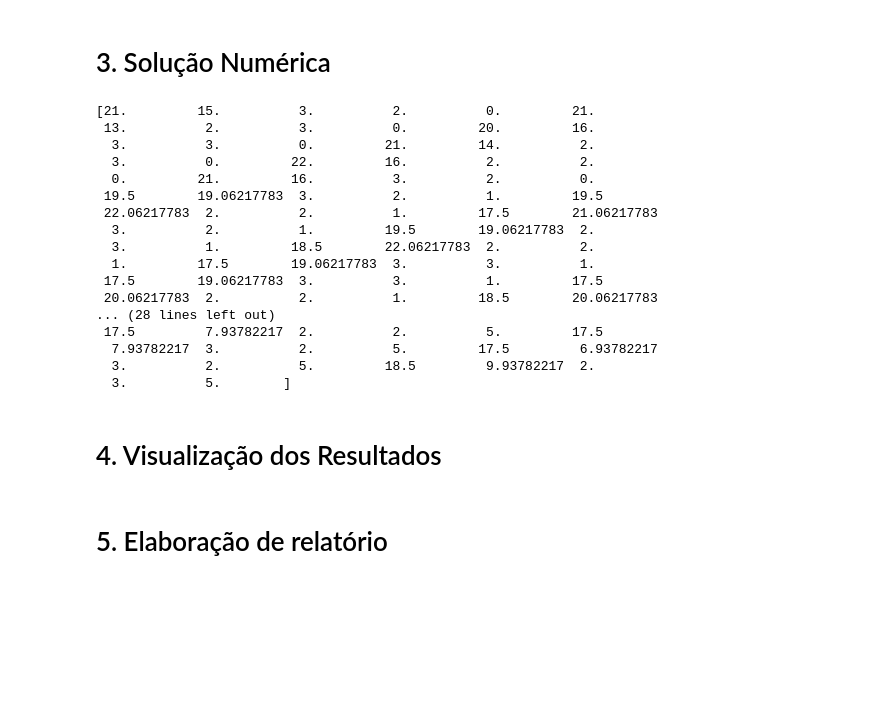
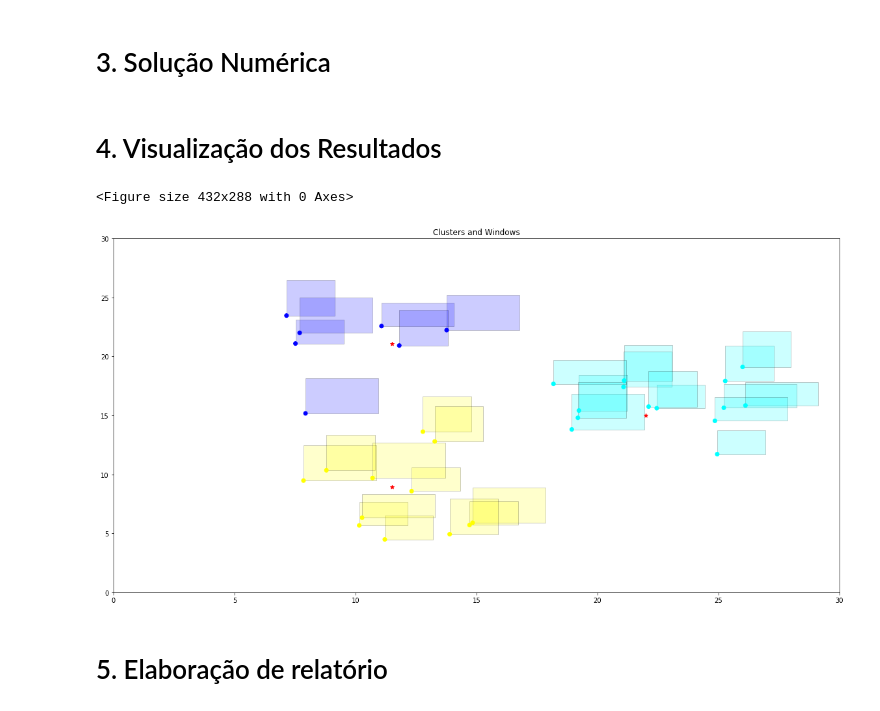
Before and after one commit to cabraile/SME_5720, a Jupyter notebook: notebooks/Projeto.ipynb, the cells around one changed output. Cells and saved outputs as stored; diff of their text form; code cells hidden in the pictures; blank space fills up the shorter version.

```diff
--- a/notebooks/Projeto.ipynb
+++ b/notebooks/Projeto.ipynb
@@ -105,26 +122,26 @@ def O_ij(s_i, delta_s_i, s_j, delta_s_j):
     return ret_val
 
 def E_O(X):
-    X = reshape(X, points.shape)
+    X = reshape(X, (points.shape[0], 2))
     sum_e = 0
     n = points.shape[0]
     for i in range(points.shape[0]):
-        point_i = points[i]
+        point_i = X[i]
         # Horizontal
         x_i = point_i[0]
-        h_i = point_i[2]
+        h_i = points_dims[i,0]
         # Vertical
         y_i = point_i[1]
-        v_i = point_i[3]
+        v_i = points_dims[i,1]
         for j in range(i+1, points.shape[0]):
-            point_j = points[j]
+            point_j = X[j]
             # Horizontal
             x_j = point_j[0]
-            h_j = point_j[2]
+            h_j = points_dims[j,0]
             overlapping_h = O_ij(x_i, h_i, x_j, h_j)
             # Vertical
             y_j = point_j[1]
-            v_j = point_j[3]
+            v_j = points_dims[j,1]
             overlapping_v = O_ij(y_i, v_i, y_j, v_j)
             # Sum
             sum_e += overlapping_h * overlapping_v
@@ -139,7 +156,7 @@ def E_N(X):
 f = E_O # TODO: ADICIONAR E_N
 
 ## RESTRICOES
-#### ATENCAO: AS RESTRICOES DE DESIGUALDADE NO SCIPY SAO O OPOSTO: SAO DO TIPO r(X) >= 0!!! AJUSTAR
+#### ATENCAO: AS RESTRICOES DE DESIGUALDADE NO SCIPY SAO O OPOSTO: SAO DO TIPO r(X) >= 0!
 # https://docs.scipy.org/doc/scipy/reference/generated/scipy.optimize.minimize.html#scipy.optimize.minimize
 x_min = 0
 x_max = SCREEN_WIDTH
@@ -152,7 +169,7 @@ def constr_fun_1(X):
     """
     X is the matrix (N,5) of points.
     """
-    X = reshape(X, points.shape)
+    X = reshape(X, (points.shape[0], 2))
     N = X.shape[0]
     constr = zeros((N))
     for i in range(N):
@@ -166,12 +183,12 @@ def constr_fun_2(X):
     """
     X is the matrix (N,5) of points.
     """
-    X = reshape(X, points.shape)
+    X = reshape(X, (points.shape[0], 2))
     N = X.shape[0]
     constr = zeros((N))
     for i in range(N):
         #constr[i] = X[i,0] - x_max + X[i,2]
-        constr[i] = x_max - X[i,0] - X[i,2]
+        constr[i] = x_max - X[i,0] - points_dims[i,0]
     return constr
 
 # r3: y_min-y_i <= 0
@@ -180,7 +197,7 @@ def constr_fun_3(X):
     """
     X is the matrix (N,5) of points.
     """
-    X = reshape(X, points.shape)
+    X = reshape(X, (points.shape[0], 2))
     N = X.shape[0]
     constr = zeros((N))
     for i in range(N):
@@ -193,13 +210,14 @@ def constr_fun_4(X):
     """
     X is the matrix (N,5) of points.
     """
-    X = reshape(X, points.shape)
+    X = reshape(X, (points.shape[0], 2))
     N = X.shape[0]
     constr = zeros((N))
     for i in range(N):
-        #constr[i] = X[i,1] - x_max + X[i,3]
-        constr[i] = x_max - X[i,1]  - X[i,3]
+        #constr[i] = X[i,1] - y_max + X[i,3]
+        constr[i] = x_max - X[i,1]  - points_dims[i,1]
     return constr
+
 
 cons = (
     {'type': 'ineq', 'fun':  constr_fun_1},
@@ -208,27 +226,14 @@ cons = (
     {'type': 'ineq', 'fun':  constr_fun_4},
 )
 
-res = minimize(f, points, method='SLSQP', constraints=cons)
-print(res["x"])
+# TESTAR NLOPT!
+res = minimize(f, points_pos, method='COBYLA', constraints=cons, tol=1e-10)#, options={"maxiter" : 1e6})
-# %% [output]
-[21.         15.          3.          2.          0.         21.
- 13.          2.          3.          0.         20.         16.
-  3.          3.          0.         21.         14.          2.
-  3.          0.         22.         16.          2.          2.
-  0.         21.         16.          3.          2.          0.
- 19.5        19.06217783  3.          2.          1.         19.5
- 22.06217783  2.          2.          1.         17.5        21.06217783
-  3.          2.          1.         19.5        19.06217783  2.
-  3.          1.         18.5        22.06217783  2.          2.
-  1.         17.5        19.06217783  3.          3.          1.
- 17.5        19.06217783  3.          3.          1.         17.5
- 20.06217783  2.          2.          1.         18.5        20.06217783
-... (28 lines left out)
- 17.5         7.93782217  2.          2.          5.         17.5
-  7.93782217  3.          2.          5.         17.5         6.93782217
-  3.          2.          5.         18.5         9.93782217  2.
-  3.          5.        ]
 # %% [markdown]
 # 4. Visualização dos Resultados
+# %%
+draw_windows(clusters, res["x"].reshape((points.shape[0], 2)), points_dims, points[:,4], n_groups, size_groups)
+# %% [output]
+<Figure size 432x288 with 0 Axes>
+[figure, added]
 # %% [markdown]
 # 5. Elaboração de relatório
```
Also changed, not shown: parts of 4 cells of this notebook.
